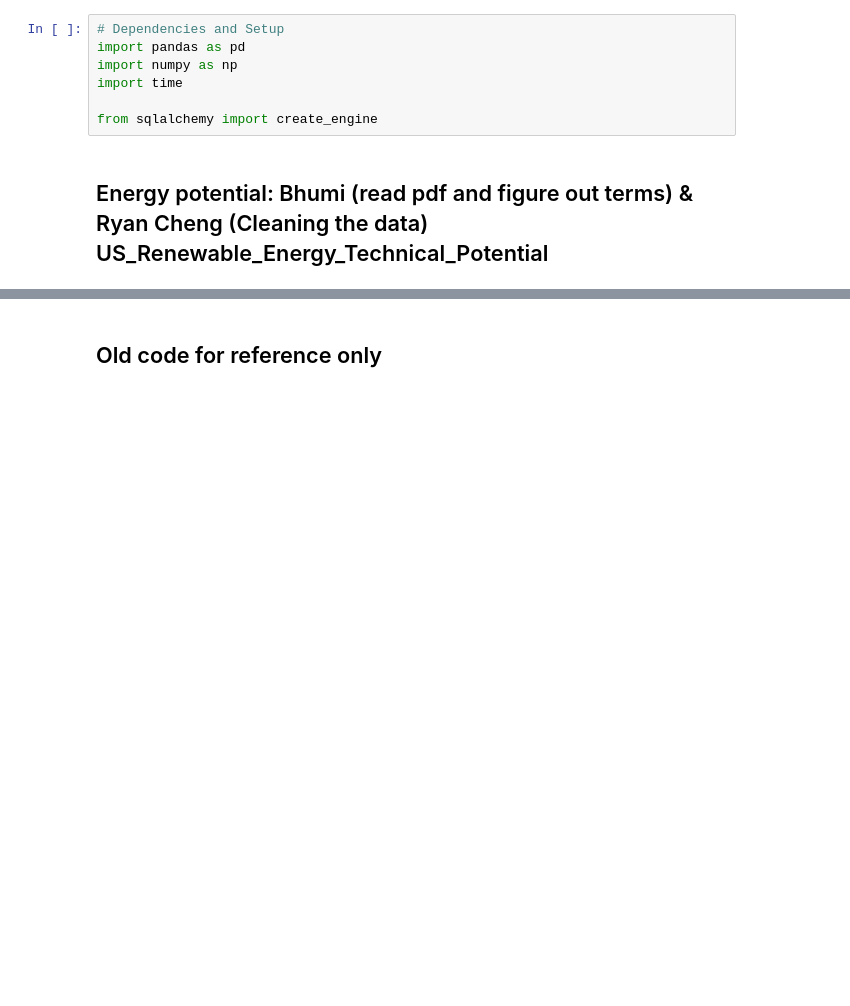
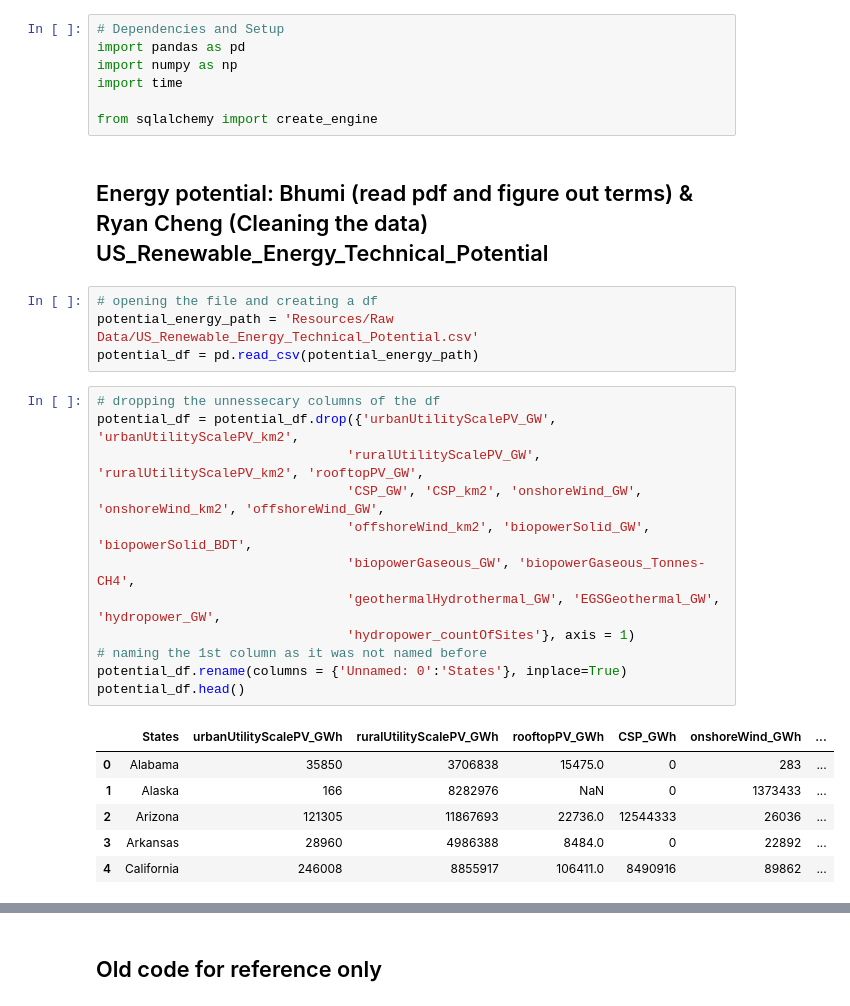
Before and after one commit to ailiushin/group5_project3, a Jupyter notebook: Renewable_Energy.ipynb, the cells around one changed output, grey strips where cells are left out. Saved outputs shown, nothing was run; the diff lists cells and outputs as text; blank space fills up the shorter version.

Commit message:
cleaned data via pandas

```diff
--- a/Renewable_Energy.ipynb
+++ b/Renewable_Energy.ipynb
@@ -7,3 +7,26 @@ import time
 from sqlalchemy import create_engine
 # %% [markdown]
 ## Energy potential: Bhumi (read pdf and figure out terms) & Ryan Cheng (Cleaning the data) US_Renewable_Energy_Technical_Potential
+# %%
+# opening the file and creating a df
+potential_energy_path = 'Resources/Raw Data/US_Renewable_Energy_Technical_Potential.csv'
+potential_df = pd.read_csv(potential_energy_path)
+# %%
+# dropping the unnessecary columns of the df
+potential_df = potential_df.drop({'urbanUtilityScalePV_GW', 'urbanUtilityScalePV_km2',
+                                'ruralUtilityScalePV_GW', 'ruralUtilityScalePV_km2', 'rooftopPV_GW',
+                                'CSP_GW', 'CSP_km2', 'onshoreWind_GW', 'onshoreWind_km2', 'offshoreWind_GW',
+                                'offshoreWind_km2', 'biopowerSolid_GW', 'biopowerSolid_BDT',
+                                'biopowerGaseous_GW', 'biopowerGaseous_Tonnes-CH4',
+                                'geothermalHydrothermal_GW', 'EGSGeothermal_GW', 'hydropower_GW',
+                                'hydropower_countOfSites'}, axis = 1)
+# naming the 1st column as it was not named before
+potential_df.rename(columns = {'Unnamed: 0':'States'}, inplace=True)
+potential_df.head()
+# %% [output]
+|  | States | urbanUtilityScalePV_GWh | ruralUtilityScalePV_GWh | rooftopPV_GWh | CSP_GWh | onshoreWind_GWh | ... |
+| 0 | Alabama | 35850 | 3706838 | 15475.0 | 0 | 283 | ... |
+| 1 | Alaska | 166 | 8282976 | NaN | 0 | 1373433 | ... |
+| 2 | Arizona | 121305 | 11867693 | 22736.0 | 12544333 | 26036 | ... |
+| 3 | Arkansas | 28960 | 4986388 | 8484.0 | 0 | 22892 | ... |
+| 4 | California | 246008 | 8855917 | 106411.0 | 8490916 | 89862 | ... |
```
Also changed, not shown: parts of 2 cells of this notebook.
